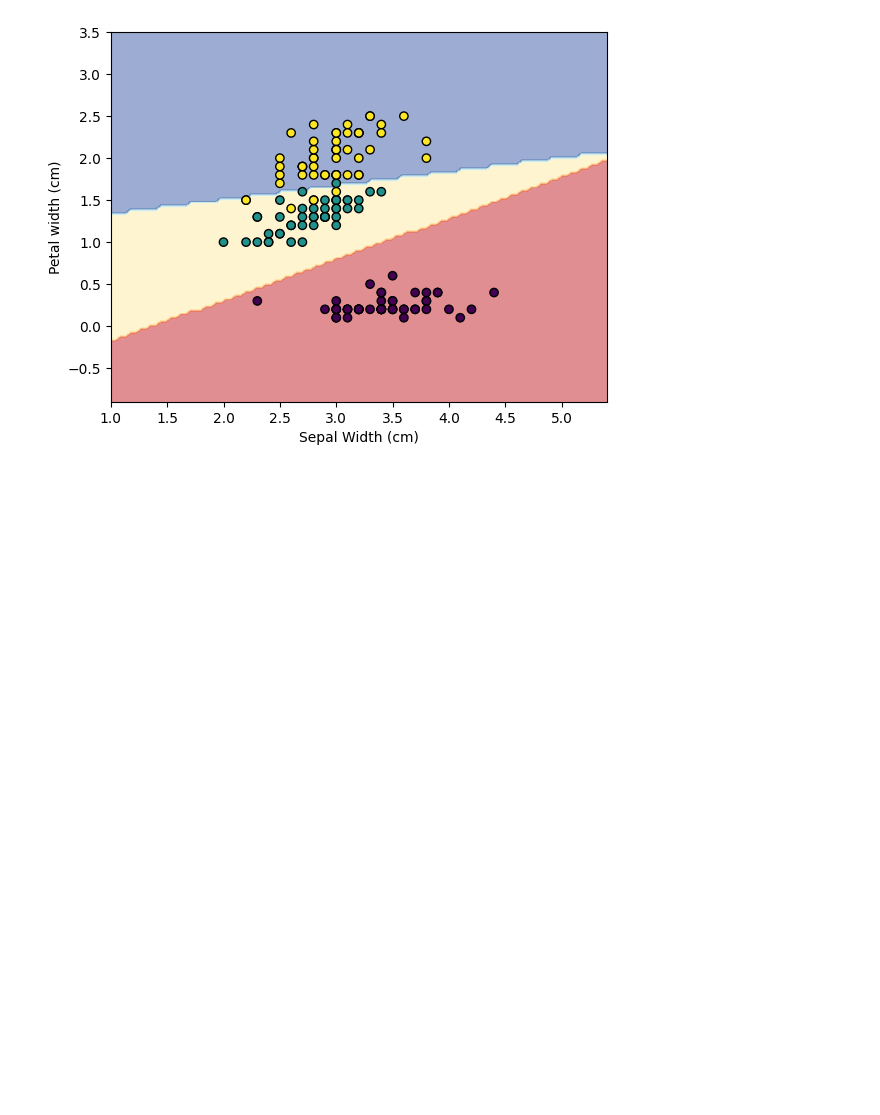
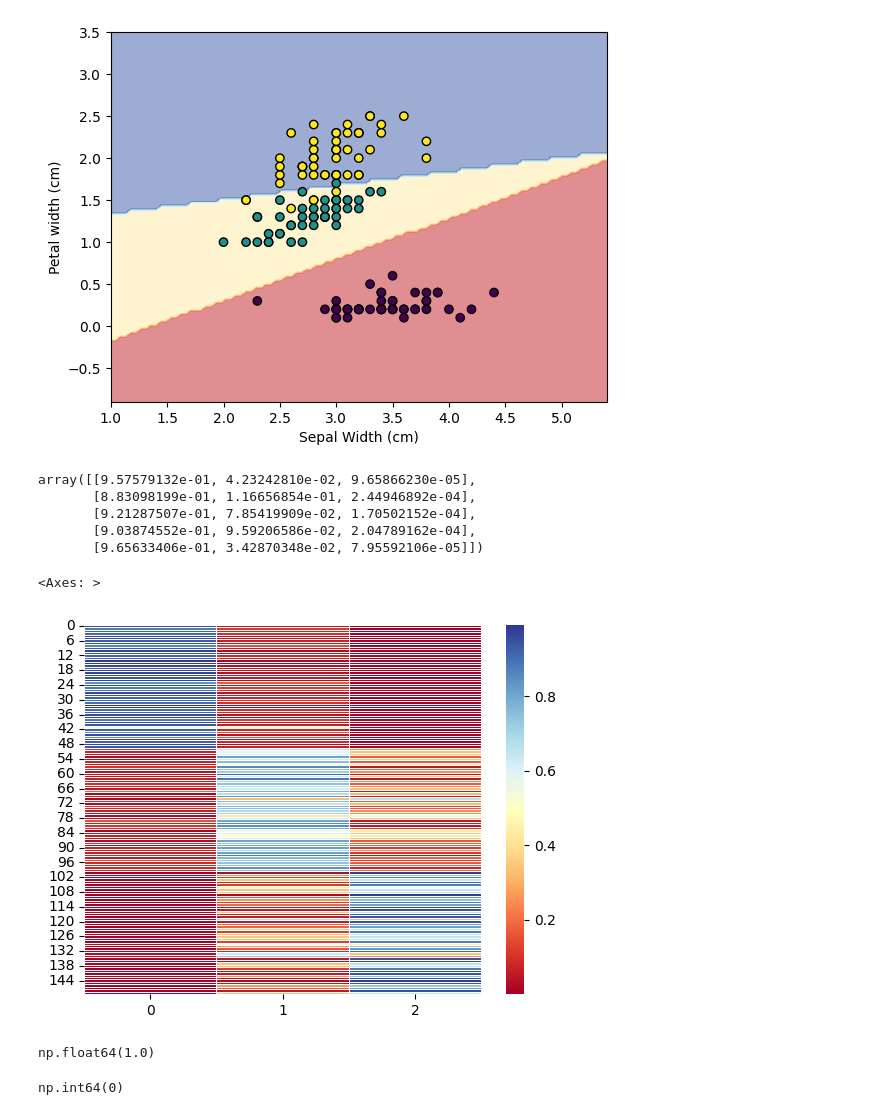
Before and after one commit to joneshshrestha/machine-learning-python, a Jupyter notebook: Softmax(Multinomial Logistic) Regression/multiclass_classification.ipynb, the cells around one changed output. Drawn from its saved outputs; the diff is of its cells as text; code cells hidden in the pictures; blank space fills up the shorter version.

Commit message:
complete multiclass softmax regression/ovo/ovr

```diff
--- a/Softmax(Multinomial Logistic) Regression/Untitled.ipynb
+++ b/Softmax(Multinomial Logistic) Regression/multiclass_classification.ipynb
@@ -61,3 +61,34 @@ plt.ylabel('Petal width (cm)')
 plt.show()
 # %% [output]
 [figure]
+# %%
+# in softmax regression, we calcualte the probability of output being in each class using a softmax function
+# e.g.[softmax(x1,0), softmax(x1,1), softmax(x1,2)] = [0.97, 0.2, 0.1]
+# then we use the argmax function to get the index of the max probility in our case it is 0, sklearn does this automatically
+# verifying this
+lr = LogisticRegression(random_state=0).fit(X, y)
+# %%
+# generate the probabilty of our dataset
+probability = lr.predict_proba(X)
+probability[:5]
+# %% [output]
+array([[9.57579132e-01, 4.23242810e-02, 9.65866230e-05],
+       [8.83098199e-01, 1.16656854e-01, 2.44946892e-04],
+       [9.21287507e-01, 7.85419909e-02, 1.70502152e-04],
+       [9.03874552e-01, 9.59206586e-02, 2.04789162e-04],
+       [9.65633406e-01, 3.42870348e-02, 7.95592106e-05]])
+# %%
+# import seaborn as sns
+sns.heatmap(probability, cmap="RdYlBu", linewidths=0.5)
+# %% [output]
+<Axes: >
+[figure, added]
+# %%
+probability[0, :].sum()
+# %% [output]
+np.float64(1.0)
+# %%
+# now using argmax function
+np.argmax(probability[0, :])
+# %% [output]
+np.int64(0)
```
Also changed, not shown: parts of 6 cells of this notebook.
